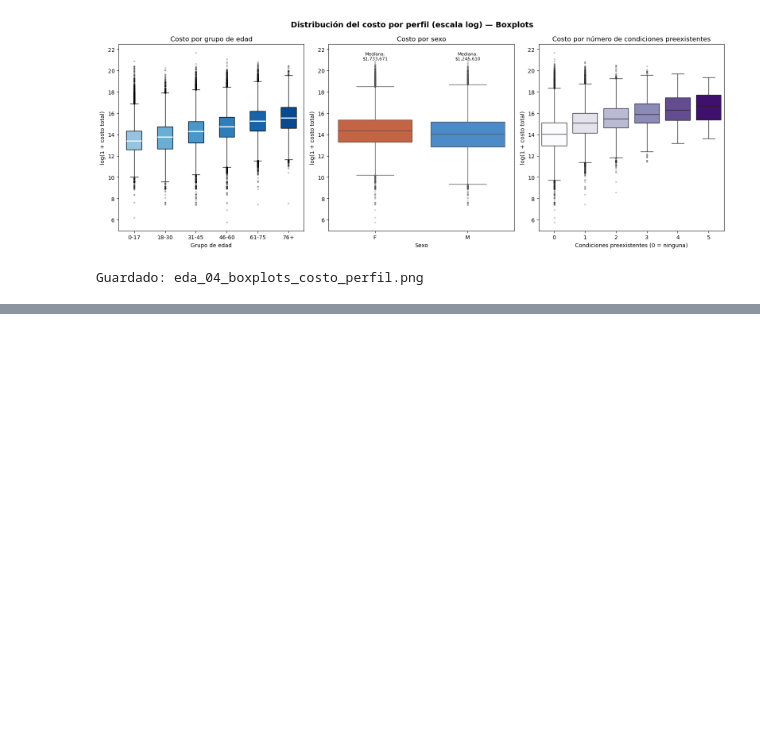
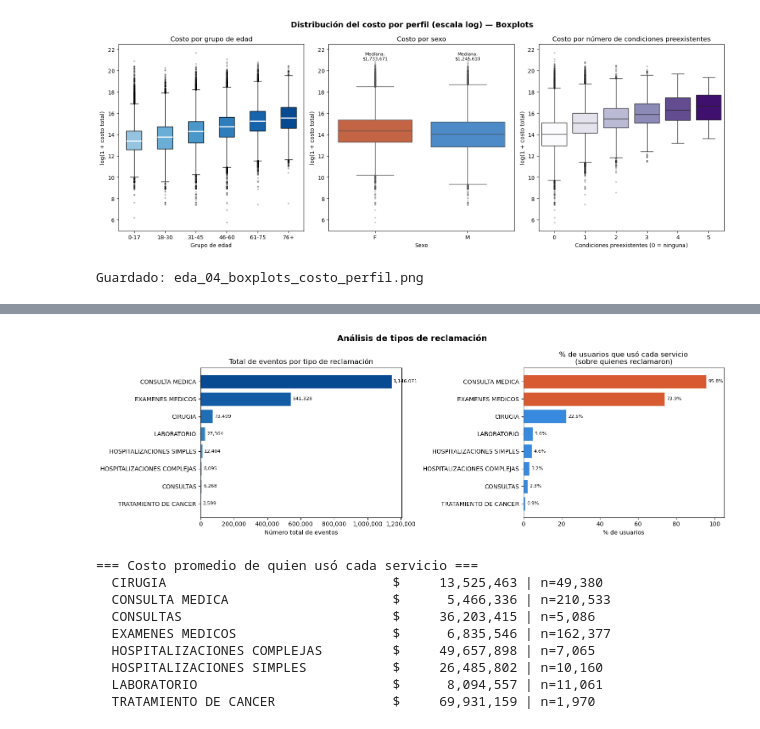
Before and after one commit to yacuervo18/Proyecto_Analitica_II, a Jupyter notebook: src/EDA.ipynb, the cells around one changed output, grey strips where cells are left out. Cells and saved outputs as stored; diff of their text form; code cells hidden in the pictures; blank space fills up the shorter version.

```diff
--- a/src/EDA.ipynb
+++ b/src/EDA.ipynb
@@ -374,11 +386,5 @@ Con costo (total_pagado > 0): 219,800 (84.3%)
 # %%
 # ─BOXPLOTS: COSTO POR PERFIL ────────────────────────────────────────────────
-import seaborn as sns
-
-# Si la celda anterior no se ha corrido, construimos df_con_costo aquí también
-if 'df_con_costo' not in globals():
-    df_con_costo = df_eda[df_eda['total_pagado'] > 0].copy()
-    df_con_costo['log_costo'] = np.log1p(df_con_costo['total_pagado'])
 
 # Usamos escala log para que los grupos pequeños y los costos bajos también sean visibles
 df_box = df_con_costo.copy()
@@ -451,0 +514,54 @@ Guardado: eda_04_boxplots_costo_perfil.png
+# %%
+# ── TIPOS DE RECLAMACIÓN ─────────────────────────────────────────────────────
+cols_rec = [c for c in df_eda.columns if c.startswith('rec_')]
+nombres_limpios = {c: c.replace('rec_', '') for c in cols_rec}
+
+# Si la celda de distribución de costos no se ha corrido, construimos df_con_costo aquí
+if 'df_con_costo' not in globals():
+    df_con_costo = df_eda[df_eda['total_pagado'] > 0].copy()
+
+fig, axes = plt.subplots(1, 2, figsize=(15, 5))
+fig.suptitle('Análisis de tipos de reclamación', fontsize=14, fontweight='bold')
+
+# 1. Frecuencia total de cada tipo (cuántos eventos en total)
+ax = axes[0]
+total_por_tipo = df_eda[cols_rec].sum().rename(nombres_limpios).sort_values(ascending=True)
+colores_rec = plt.cm.Blues(np.linspace(0.4, 0.9, len(total_por_tipo)))
+bars = ax.barh(total_por_tipo.index, total_por_tipo.values, color=colores_rec, edgecolor='white')
+ax.bar_label(bars, fmt='{:,.0f}', padding=3, fontsize=8)
+ax.set_title('Total de eventos por tipo de reclamación')
+ax.set_xlabel('Número total de eventos')
+ax.xaxis.set_major_formatter(mticker.FuncFormatter(lambda x, _: f'{x:,.0f}'))
+
+# 2. % de usuarios que usó cada tipo (sobre quienes reclamaron)
+ax = axes[1]
+pct_por_tipo = ((df_con_costo[cols_rec] > 0).mean() * 100).rename(nombres_limpios).sort_values(ascending=True)
+colores_rec2 = [CORAL if p > 50 else AZUL for p in pct_por_tipo.values]
+bars = ax.barh(pct_por_tipo.index, pct_por_tipo.values, color=colores_rec2, edgecolor='white')
+ax.bar_label(bars, fmt='{:.1f}%', padding=3, fontsize=8)
+ax.set_title('% de usuarios que usó cada servicio\n(sobre quienes reclamaron)')
+ax.set_xlabel('% de usuarios')
+ax.set_xlim(0, 105)
+
+plt.tight_layout()
+plt.savefig('eda_06_tipos_reclamacion.png', bbox_inches='tight', dpi=150)
+plt.show()
+
+# Tabla resumen de costo promedio por tipo
+print('\n=== Costo promedio de quien usó cada servicio ===')
+for col in sorted(cols_rec):
+    nombre = col.replace('rec_', '')
+    usuarios_tipo = df_eda[(df_eda[col] > 0) & (df_eda['total_pagado'] > 0)]
+    if len(usuarios_tipo) > 0:
+        print(f'  {nombre:<35} ${usuarios_tipo["total_pagado"].mean():>15,.0f} | n={len(usuarios_tipo):,}')
+# %% [output]
+[figure, added]
+=== Costo promedio de quien usó cada servicio ===
+  CIRUGIA                             $     13,525,463 | n=49,380
+  CONSULTA MEDICA                     $      5,466,336 | n=210,533
+  CONSULTAS                           $     36,203,415 | n=5,086
+  EXAMENES MEDICOS                    $      6,835,546 | n=162,377
+  HOSPITALIZACIONES COMPLEJAS         $     49,657,898 | n=7,065
+  HOSPITALIZACIONES SIMPLES           $     26,485,802 | n=10,160
+  LABORATORIO                         $      8,094,557 | n=11,061
+  TRATAMIENTO DE CANCER               $     69,931,159 | n=1,970
```
Also changed, not shown: parts of 15 cells of this notebook, 2 other files.
